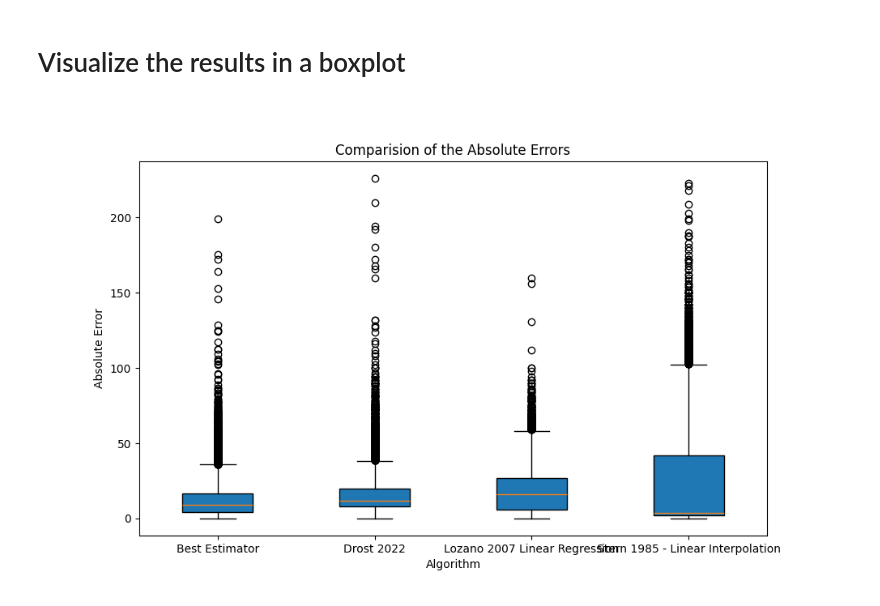
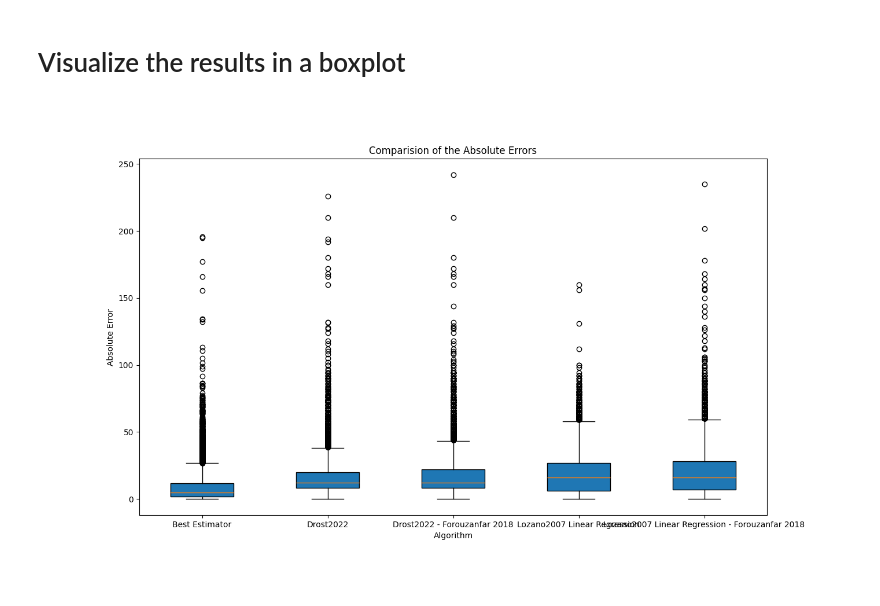
Before and after one commit to empkins/pepbench, a Jupyter notebook: experiments/pep_algorithm_benchmarking/notebooks/ML_analysis/EvaluateModelPerformance.ipynb, the cells around one changed output. Drawn from its saved outputs; the diff is of its cells as text; code cells hidden in the pictures.

Commit message:
Added some helper functions and finetuned the models with the data per heartbeats

```diff
--- a/experiments/pep_algorithm_benchmarking/notebooks/ML_analysis/EvaluateModelPerformance.ipynb
+++ b/experiments/pep_algorithm_benchmarking/notebooks/ML_analysis/EvaluateModelPerformance.ipynb
@@ -142,0 +77,3 @@ np.mean(abs_error_lozano_2007_linear_regression_none)
+# %%
+best_algos_guardian = load_best_performing_algos(result_path.joinpath("guardian_dataset_reference_q_wave").resolve(), n_best=2)
+best_algos_guardian
@@ -142,0 +85,6 @@ np.mean(abs_error_lozano_2007_linear_regression_none)
+# %%
+data_best_algos_empkins = load_preprocessed_training_data(data_path.joinpath("train_data.csv"), algorithms=best_algos_empkins.index, include_reference=True)
+data_best_algos_guardian = load_preprocessed_training_data(data_path.joinpath("train_data.csv"), algorithms=best_algos_guardian.index, include_reference=True)
+# %%
+abs_error_empkins = compute_abs_error(data_best_algos_empkins, data_best_algos_empkins["b_point_sample_reference"])
+abs_error_empkins
@@ -142,0 +106,3 @@ np.mean(abs_error_lozano_2007_linear_regression_none)
+# %%
+abs_error_guardian = compute_abs_error(data_best_algos_guardian, data_best_algos_guardian["b_point_sample_reference"])
+abs_error_guardian
@@ -143,14 +124,14 @@ np.mean(abs_error_lozano_2007_linear_regression_none)
 # %% [markdown]
 # Visualize the results in a boxplot
 # %%
-data = [abs_error_estimator, abs_error_drost_2022_none, abs_error_lozano_2007_linear_regression_none, abs_error_stern_1985_linear_interpolation]
-labels = ["Best Estimator", "Drost 2022", "Lozano 2007 Linear Regression", "Stern 1985 - Linear Interpolation"]
+data = [abs_error_estimator, abs_error_empkins["drost2022_none"], abs_error_empkins["drost2022_forouzanfar2018"], abs_error_guardian["lozano2007-linear-regression_none"], abs_error_guardian["lozano2007-linear-regression_forouzanfar2018"]]
+labels = ["Best Estimator", "Drost2022", "Drost2022 - Forouzanfar 2018", "Lozano2007 Linear Regression", "Lozano2007 Linear Regression - Forouzanfar 2018"]
 
-plt.figure(figsize=(10, 6))
+plt.figure(figsize=(14, 8))
 plt.boxplot(data, patch_artist=True, labels=labels)
 plt.title("Comparision of the Absolute Errors")
 plt.xlabel("Algorithm")
 plt.ylabel("Absolute Error")
 plt.show()
 # %% [output]
-[figure, old version]
+[figure, new version]
```
Also changed, not shown: parts of 21 cells of this notebook, 23 other files.
